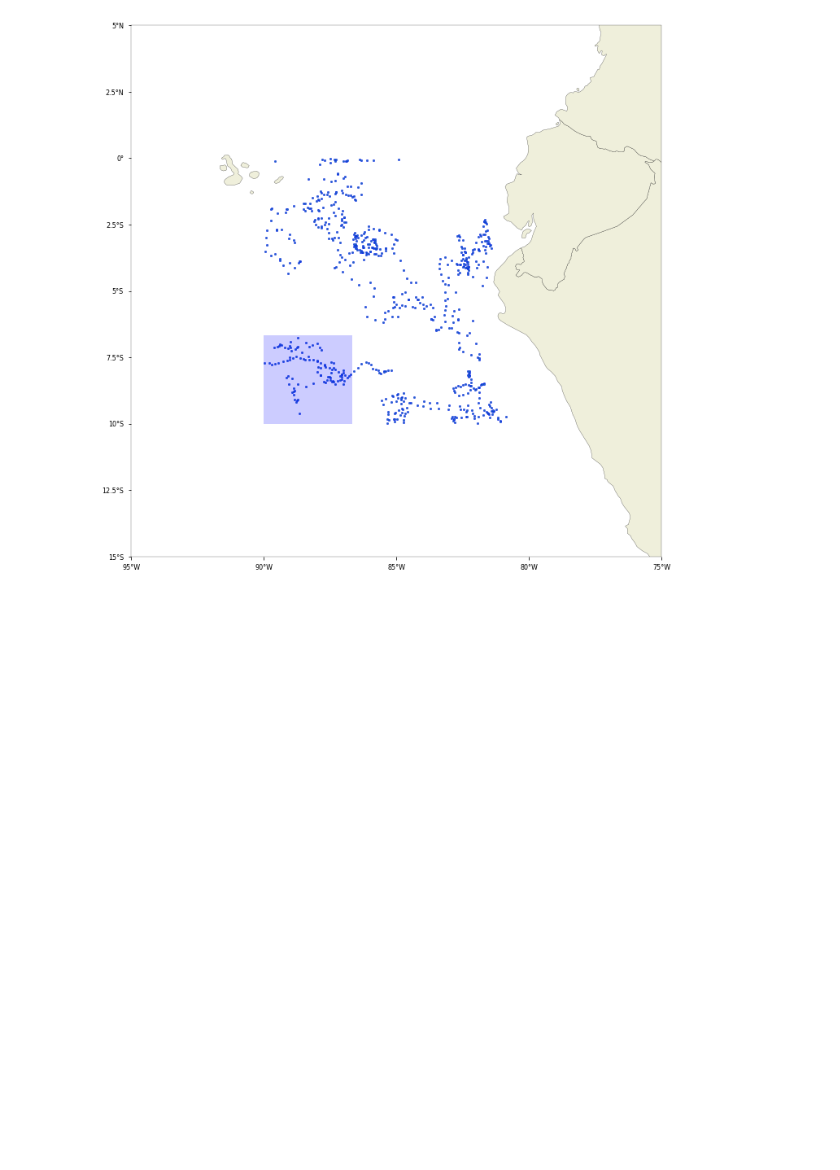
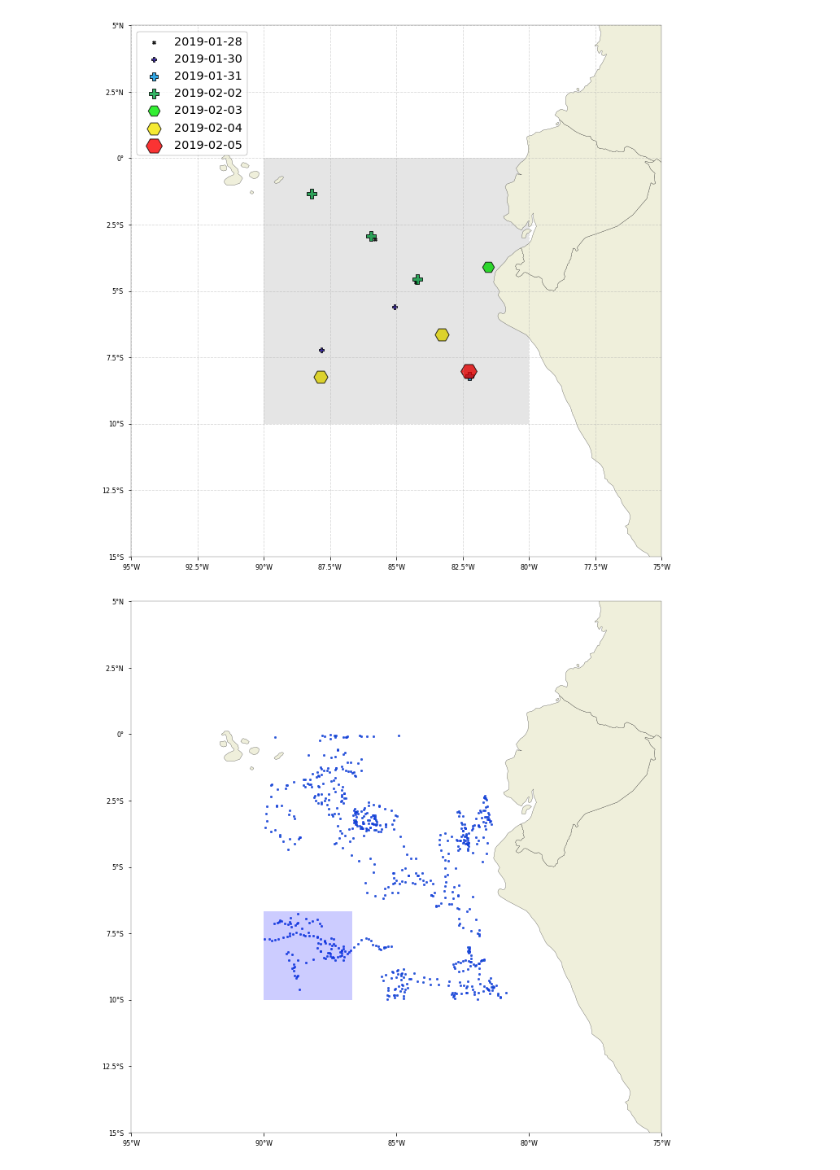
Before and after one commit to griverat/argo, a Jupyter notebook: Notebooks/argo_nino12_hist.ipynb, the cells around one changed output. Cells and saved outputs as stored; diff of their text form; code cells hidden in the pictures; blank space fills up the shorter version.

```diff
--- a/Notebooks/argo_nino12_hist.ipynb
+++ b/Notebooks/argo_nino12_hist.ipynb
@@ -31,0 +33,4 @@ ninodf.head()
+# %%
+data = ninodf.reset_index()
+data = data.iloc[np.where(np.datetime64(datetime.date.today())-data['level_0']<np.timedelta64(10,'D'))]
+data
@@ -32,3 +51,61 @@ ninodf.head()
+# %%
+import cartopy.crs as ccrs
+from cartopy.mpl.ticker import LongitudeFormatter, LatitudeFormatter
+import matplotlib.pyplot as plt
+import matplotlib.colors as colors
+import matplotlib.patches as mpatches
+import matplotlib.cm as cmx
+import itertools
+import cartopy.feature as cfeature
+plt.style.use('seaborn-paper')
+
+proj = ccrs.PlateCarree(central_longitude=180)
+fig, ax = plt.subplots(subplot_kw=dict(projection=proj),figsize=(24,12))
+ax.set_xticks(np.arange(0,360,2.5), crs=ccrs.PlateCarree())
+ax.set_yticks(np.arange(-90,90,2.5), crs=ccrs.PlateCarree())
+lon_formatter = LongitudeFormatter(zero_direction_label=True)
+lat_formatter = LatitudeFormatter()
+ax.xaxis.set_major_formatter(lon_formatter)
+ax.yaxis.set_major_formatter(lat_formatter)
+
+ax.add_patch(mpatches.Rectangle(xy=[-90, -10], width=10, height=10,
+                                    facecolor='black',
+                                    alpha=0.1,
+                                    transform=ccrs.PlateCarree()))
+ax.grid(alpha=0.5,ls='--')
+
+hq_border = cfeature.NaturalEarthFeature(
+                            category='cultural',
+                            name='admin_0_countries',
+                            scale='50m',
+                            facecolor=cfeature.COLORS['land'],
+                            edgecolor='black')
+ax.add_feature(hq_border)
+ax.set_extent([85, 105, -15, 5], crs=proj)
+
+uniq = list(set(data['level_0']))
+uniq.sort()
+z = range(1,len(uniq))
+hot = plt.get_cmap('nipy_spectral')
+cNorm  = colors.Normalize(vmin=0, vmax=len(uniq))
+scalarMap = cmx.ScalarMappable(norm=cNorm, cmap=hot)
+
+for i in range(len(uniq)):
+    indx = data['level_0'] == uniq[i]
+    if (i < 4) & (i>=1):
+        mar = 'P'
+    elif i<1:
+        mar = 'X'
+    else:
+        mar = 'H'
+    ax.scatter(data['lon'][indx], data['lat'][indx], s=(i+2)*(i+1)*len(uniq),marker = mar,alpha=0.8,color=scalarMap.to_rgba(i), edgecolor='k',lw=1,transform=ccrs.PlateCarree(), label=uniq[i].date())
+ax.legend(loc='upper left',fontsize='x-large',frameon=True, fancybox=True, edgecolor='k')
+# ax.gridlines(crs=ccrs.PlateCarree(), linewidth=2, color='black', alpha=0.5, linestyle='--', draw_labels=False)
+# cbar = plt.colorbar(draw, ticks = np.arange(np.min(H),np.max(H),10))
+# cbar.ax.tick_params(labelsize=15)  ro, nara, amaril ,cel ,azul
+fig.savefig('/home/grivera/GitLab/argo/Notebooks/Output/last10days_argo.png',dpi=400,bbox_inches='tight')
+# %% [output]
+[figure, added]
 # %%
 x_grid = np.linspace(-90, -80, 4)
 y_grid = np.linspace(-10, 0, 4)
```
Also changed, not shown: parts of 3 cells of this notebook.
